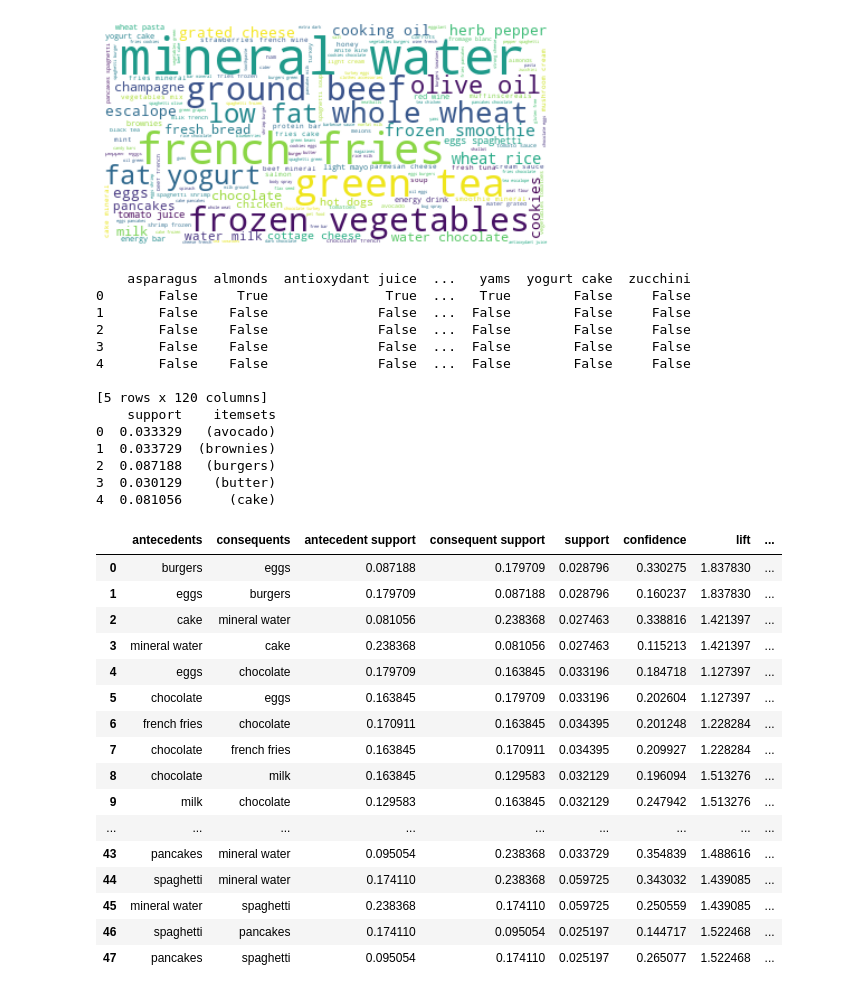
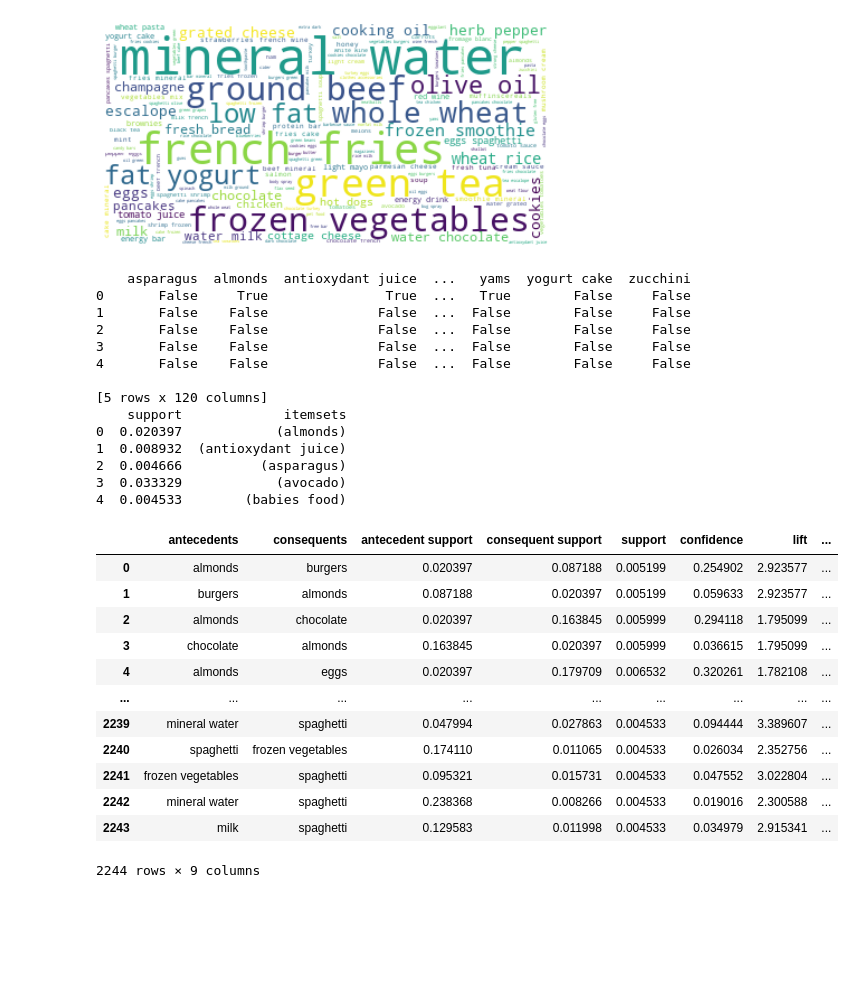
Before and after one commit to OUCHAOUA/Apriori-algorithm, a Jupyter notebook: Apriori_algorithm.ipynb, the cells around one changed output. Drawn from its saved outputs; the diff is of its cells as text; code cells hidden in the pictures; blank space fills up the shorter version.

```diff
--- a/Apriori_algorithm.ipynb
+++ b/Apriori_algorithm.ipynb
@@ -161,45 +161,40 @@ plt.show()
 # %%
 te=TransactionEncoder()
 te_data=te.fit(lst).transform(lst)
 data_x=pd.DataFrame(te_data,columns=te.columns_)
 print(data_x.head())
 
-frequent_items= apriori(data_x, use_colnames=True, min_support=0.025)
+frequent_items= apriori(data_x, use_colnames=True, min_support=0.0045)
 print(frequent_items.head())
-
 rules = association_rules(frequent_items, metric="lift", min_threshold=1)
 rules.antecedents = rules.antecedents.apply(lambda x: next(iter(x)))
 rules.consequents = rules.consequents.apply(lambda x: next(iter(x)))
 rules
 # %% [output]
     asparagus  almonds  antioxydant juice  ...   yams  yogurt cake  zucchini
 0       False     True               True  ...   True        False     False
 1       False    False              False  ...  False        False     False
 2       False    False              False  ...  False        False     False
 3       False    False              False  ...  False        False     False
 4       False    False              False  ...  False        False     False
 
 [5 rows x 120 columns]
-    support    itemsets
-0  0.033329   (avocado)
-1  0.033729  (brownies)
-2  0.087188   (burgers)
-3  0.030129    (butter)
-4  0.081056      (cake)
+    support             itemsets
+0  0.020397            (almonds)
+1  0.008932  (antioxydant juice)
+2  0.004666          (asparagus)
+3  0.033329            (avocado)
+4  0.004533        (babies food)
 |  | antecedents | consequents | antecedent support | consequent support | support | confidence | lift | ... |
-| 0 | burgers | eggs | 0.087188 | 0.179709 | 0.028796 | 0.330275 | 1.837830 | ... |
-| 1 | eggs | burgers | 0.179709 | 0.087188 | 0.028796 | 0.160237 | 1.837830 | ... |
-| 2 | cake | mineral water | 0.081056 | 0.238368 | 0.027463 | 0.338816 | 1.421397 | ... |
-| 3 | mineral water | cake | 0.238368 | 0.081056 | 0.027463 | 0.115213 | 1.421397 | ... |
-| 4 | eggs | chocolate | 0.179709 | 0.163845 | 0.033196 | 0.184718 | 1.127397 | ... |
-| 5 | chocolate | eggs | 0.163845 | 0.179709 | 0.033196 | 0.202604 | 1.127397 | ... |
-| 6 | french fries | chocolate | 0.170911 | 0.163845 | 0.034395 | 0.201248 | 1.228284 | ... |
-| 7 | chocolate | french fries | 0.163845 | 0.170911 | 0.034395 | 0.209927 | 1.228284 | ... |
-| 8 | chocolate | milk | 0.163845 | 0.129583 | 0.032129 | 0.196094 | 1.513276 | ... |
-| 9 | milk | chocolate | 0.129583 | 0.163845 | 0.032129 | 0.247942 | 1.513276 | ... |
+| 0 | almonds | burgers | 0.020397 | 0.087188 | 0.005199 | 0.254902 | 2.923577 | ... |
+| 1 | burgers | almonds | 0.087188 | 0.020397 | 0.005199 | 0.059633 | 2.923577 | ... |
+| 2 | almonds | chocolate | 0.020397 | 0.163845 | 0.005999 | 0.294118 | 1.795099 | ... |
+| 3 | chocolate | almonds | 0.163845 | 0.020397 | 0.005999 | 0.036615 | 1.795099 | ... |
+| 4 | almonds | eggs | 0.020397 | 0.179709 | 0.006532 | 0.320261 | 1.782108 | ... |
 | ... | ... | ... | ... | ... | ... | ... | ... | ... |
-| 43 | pancakes | mineral water | 0.095054 | 0.238368 | 0.033729 | 0.354839 | 1.488616 | ... |
-| 44 | spaghetti | mineral water | 0.174110 | 0.238368 | 0.059725 | 0.343032 | 1.439085 | ... |
-| 45 | mineral water | spaghetti | 0.238368 | 0.174110 | 0.059725 | 0.250559 | 1.439085 | ... |
-| 46 | spaghetti | pancakes | 0.174110 | 0.095054 | 0.025197 | 0.144717 | 1.522468 | ... |
-| 47 | pancakes | spaghetti | 0.095054 | 0.174110 | 0.025197 | 0.265077 | 1.522468 | ... |
+| 2239 | mineral water | spaghetti | 0.047994 | 0.027863 | 0.004533 | 0.094444 | 3.389607 | ... |
+| 2240 | spaghetti | frozen vegetables | 0.174110 | 0.011065 | 0.004533 | 0.026034 | 2.352756 | ... |
+| 2241 | frozen vegetables | spaghetti | 0.095321 | 0.015731 | 0.004533 | 0.047552 | 3.022804 | ... |
+| 2242 | mineral water | spaghetti | 0.238368 | 0.008266 | 0.004533 | 0.019016 | 2.300588 | ... |
+| 2243 | milk | spaghetti | 0.129583 | 0.011998 | 0.004533 | 0.034979 | 2.915341 | ... |
+2244 rows × 9 columns
```
Also changed, not shown: parts of 2 cells of this notebook.
